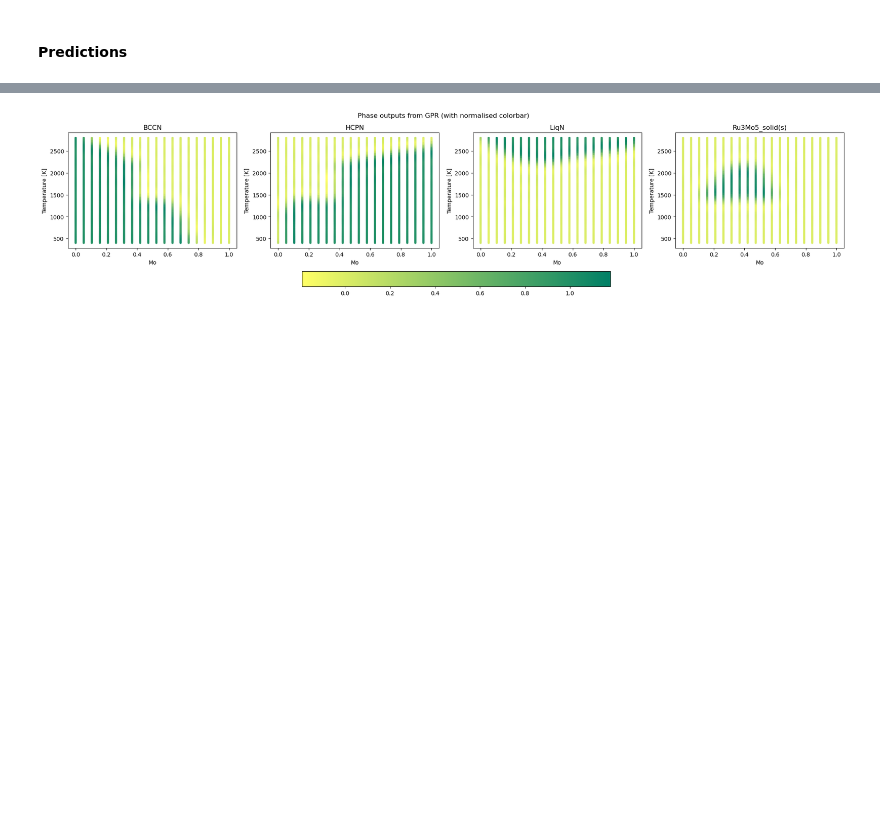
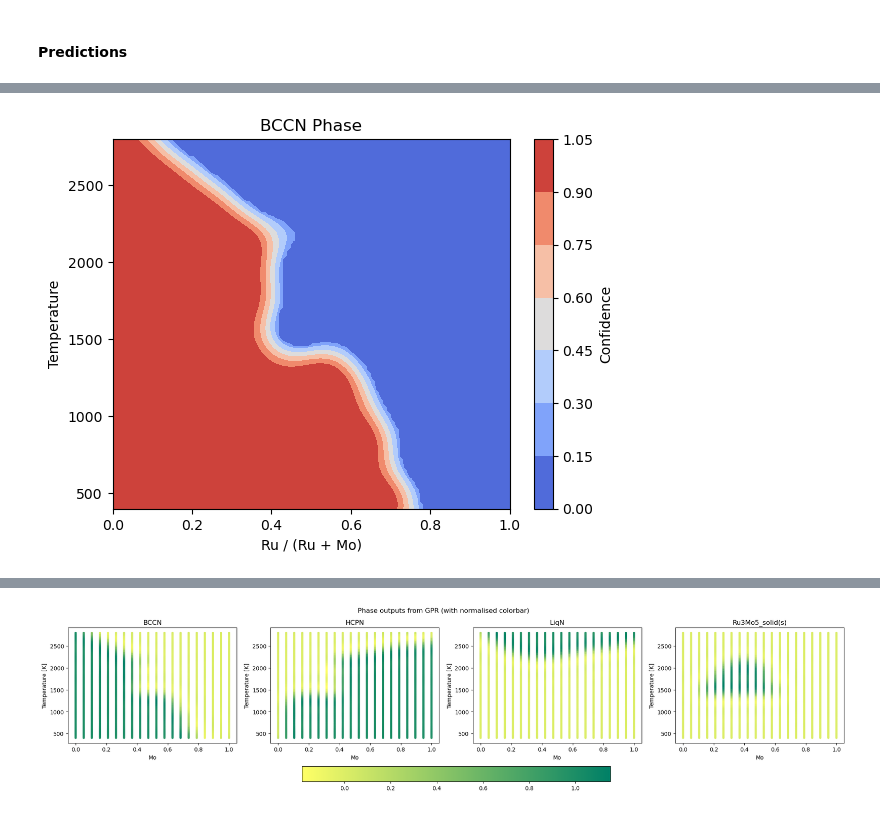
Before and after one commit to parikshitbajpai/wolverine, a Jupyter notebook: examples/GPyTorch/MoRu_Multitask.ipynb, the cells around one changed output, grey strips where cells are left out. Drawn from its saved outputs; the diff is of its cells as text; code cells hidden in the pictures; blank space fills up the shorter version.

```diff
--- a/examples/GPyTorch/MoRu_Multitask.ipynb
+++ b/examples/GPyTorch/MoRu_Multitask.ipynb
@@ -253,0 +319,16 @@ NN accuracy (hard + soft error): 0.603
+# %%
+zz = zz_means[:,0].reshape(xx.shape).numpy()
+mask = zz >= 0.3
+
+zz_plot = np.where(zz > 0.2, zz, 0.0)
+zz_plot = np.where(zz_plot < 1.0, zz_plot, 1.0)
+
+h = plt.contourf(xx, yy, zz_plot, cmap='coolwarm')
+# h = plt.contourf(xx, yy, zz_plot, cmap='bone')
+plt.colorbar(label='Confidence')
+plt.ylabel('Temperature')
+plt.xlabel('Ru / (Ru + Mo)')
+plt.title('BCCN Phase')
+plt.show()
+# %% [output]
+[figure, added]
```
Also changed, not shown: parts of 19 cells of this notebook, 6 other files.
